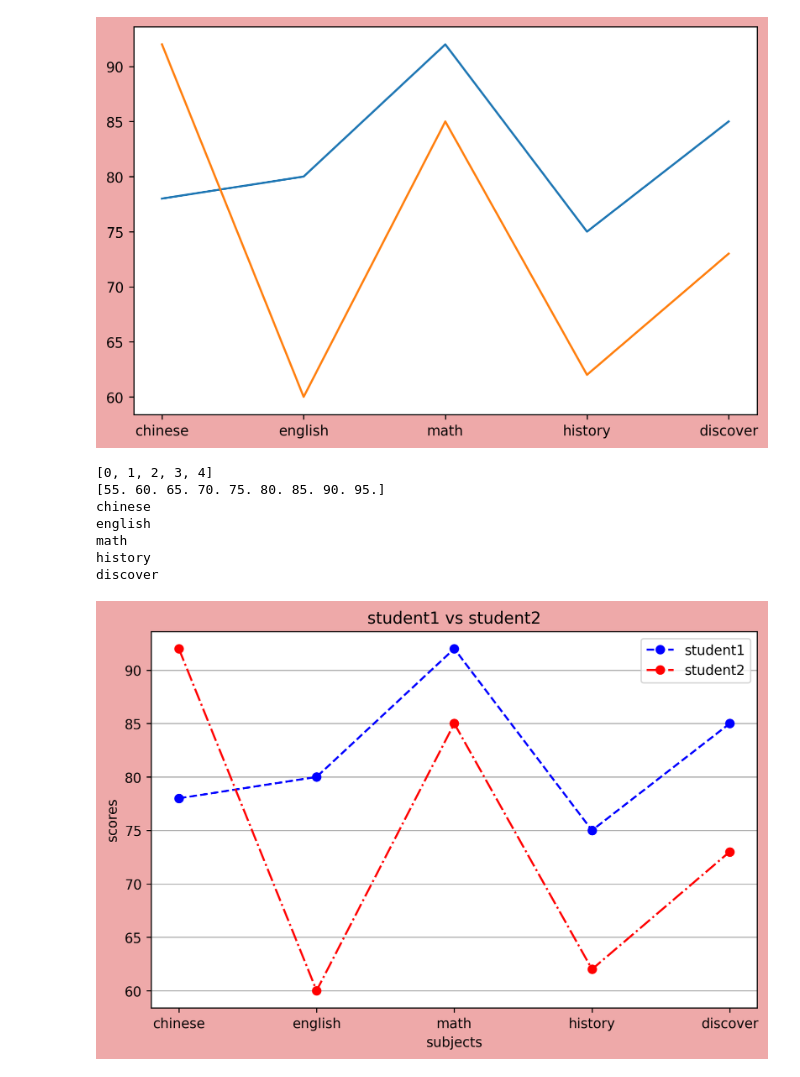
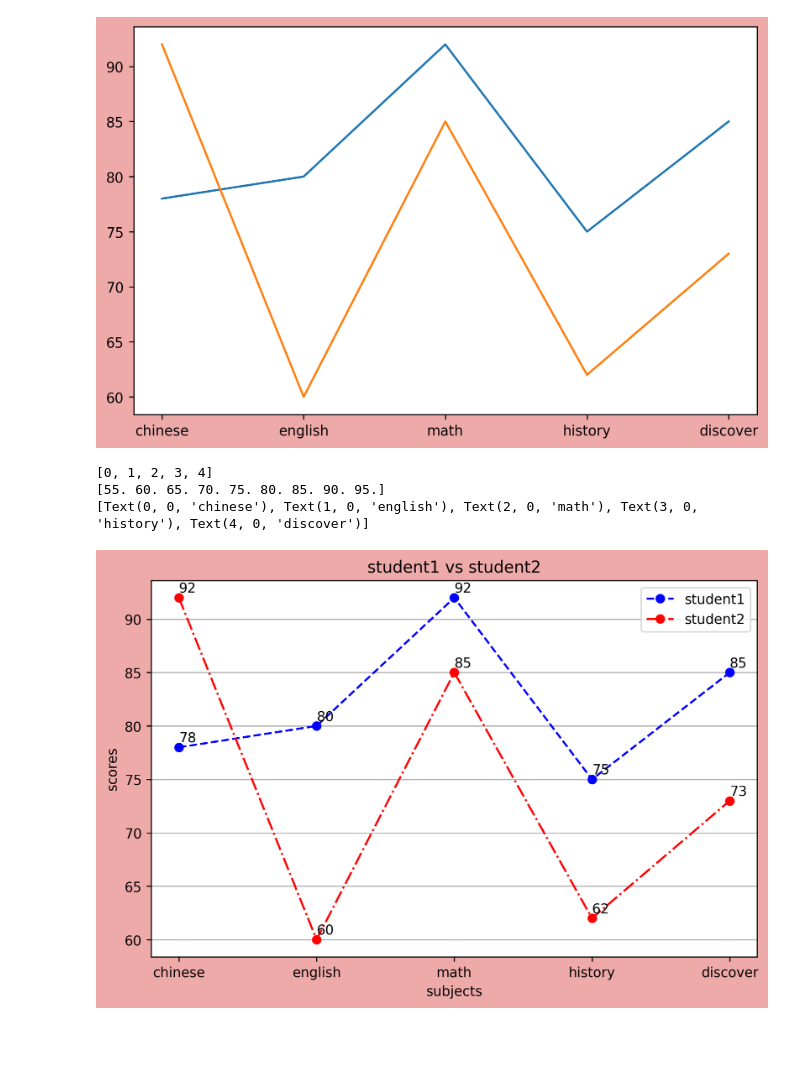
Before and after one commit to roberthsu2003/__2024_04_17_mon_wed__, a Jupyter notebook: lesson15/lesson15_1.ipynb, the cells around one changed output. Drawn from its saved outputs; the diff is of its cells as text; code cells hidden in the pictures; blank space fills up the shorter version.

```diff
--- a/lesson15/lesson15_1.ipynb
+++ b/lesson15/lesson15_1.ipynb
@@ -43,39 +43,42 @@ plt.show()
 # %%
 student1 = {'chinese':78, 'english':80, 'math':92, 'history':75, 'discover':85}
 student2 = {'chinese':92, 'english':60, 'math':85, 'history':62, 'discover':73}
 keys = student1.keys()
 subject:list[str] = list(keys)
 values = student1.values()
 values1 = list(values)
 values2 = list(student2.values())
 
 #繪圖
 import matplotlib.pyplot as plt
 
 figure = plt.figure(figsize=(8,5),dpi=250,facecolor='#EEA9A9')
 axes = figure.add_subplot(1, 1, 1)
 axes.plot(subject,values1,'bo--',label='student1')
 axes.plot(subject,values2,'ro-.',label='student2')
 axes.grid(axis='y')
 axes.set_title("student1 vs student2")
 axes.set_xlabel('subjects')
 axes.set_ylabel('scores')
 axes.legend()
-print(axes.get_xticks())
-print(axes.get_yticks())
+#print(axes.get_xticks())
+#print(axes.get_yticks())
 labels = axes.get_xticklabels()
+#print(labels)
 for label in labels:
-    print(label.get_text())
+    subject_name = label.get_text()
+    score1 = student1[subject_name]
+    x_value = label.get_position()[0]
+    axes.annotate(str(score1),(x_value,score1+0.5))
+    score2 = student2[subject_name]
+    axes.annotate(str(score2),(x_value,score2+0.5))
+
 
 
 
 plt.show()
 # %% [output]
 [0, 1, 2, 3, 4]
 [55. 60. 65. 70. 75. 80. 85. 90. 95.]
-chinese
-english
-math
-history
-discover
+[Text(0, 0, 'chinese'), Text(1, 0, 'english'), Text(2, 0, 'math'), Text(3, 0, 'history'), Text(4, 0, 'discover')]
-[figure, old version]
+[figure, new version]
```
